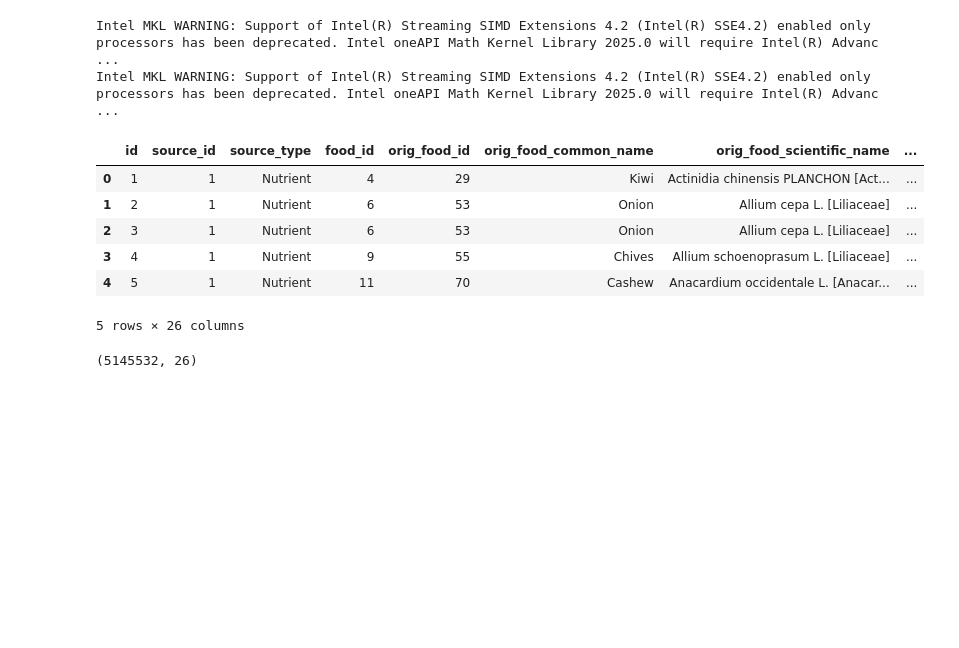
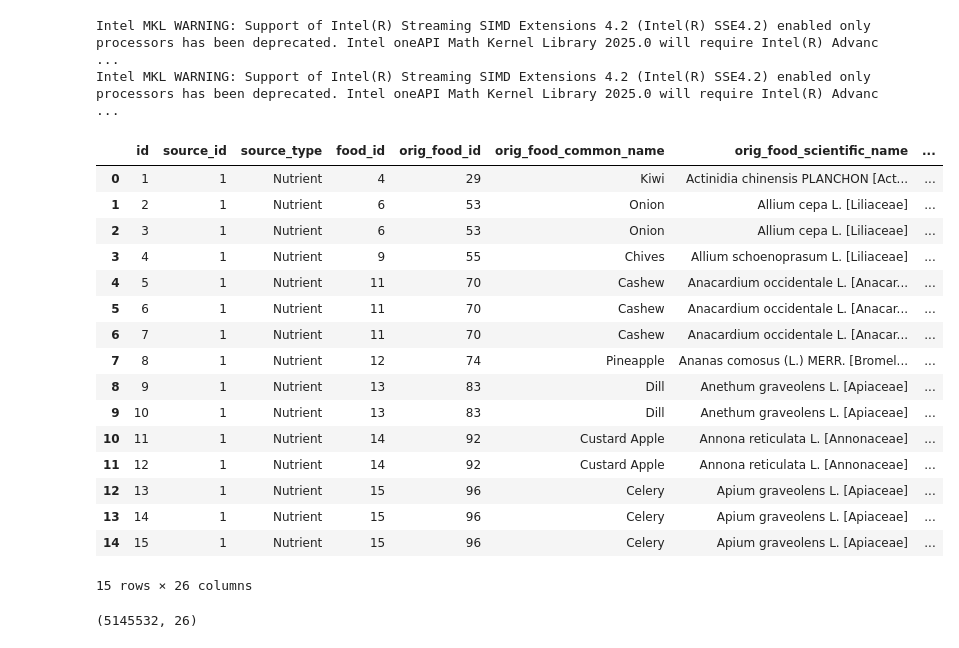
Before and after one commit to damajojung/Playground, a Jupyter notebook: food/food_db csv.ipynb, the cells around one changed output. Cells and saved outputs as stored; diff of their text form; code cells hidden in the pictures; blank space fills up the shorter version.

```diff
--- a/food/food_db csv.ipynb
+++ b/food/food_db csv.ipynb
@@ -7,15 +7,25 @@ Intel MKL WARNING: Support of Intel(R) Streaming SIMD Extensions 4.2 (Intel(R) S
 # %%
 df = pd.read_csv("/Users/dj/Desktop/temp/Neural_Nutrition/FoodDB_data/foodb_2020_04_07_csv/Content.csv")
 # %%
-df.head()
+df.head(15)
 # %% [output]
 |  | id | source_id | source_type | food_id | orig_food_id | orig_food_common_name | orig_food_scientific_name | ... |
 | 0 | 1 | 1 | Nutrient | 4 | 29 | Kiwi | Actinidia chinensis PLANCHON [Act... | ... |
 | 1 | 2 | 1 | Nutrient | 6 | 53 | Onion | Allium cepa L. [Liliaceae] | ... |
 | 2 | 3 | 1 | Nutrient | 6 | 53 | Onion | Allium cepa L. [Liliaceae] | ... |
 | 3 | 4 | 1 | Nutrient | 9 | 55 | Chives | Allium schoenoprasum L. [Liliaceae] | ... |
 | 4 | 5 | 1 | Nutrient | 11 | 70 | Cashew | Anacardium occidentale L. [Anacar... | ... |
+| 5 | 6 | 1 | Nutrient | 11 | 70 | Cashew | Anacardium occidentale L. [Anacar... | ... |
+| 6 | 7 | 1 | Nutrient | 11 | 70 | Cashew | Anacardium occidentale L. [Anacar... | ... |
+| 7 | 8 | 1 | Nutrient | 12 | 74 | Pineapple | Ananas comosus (L.) MERR. [Bromel... | ... |
+| 8 | 9 | 1 | Nutrient | 13 | 83 | Dill | Anethum graveolens L. [Apiaceae] | ... |
+| 9 | 10 | 1 | Nutrient | 13 | 83 | Dill | Anethum graveolens L. [Apiaceae] | ... |
+| 10 | 11 | 1 | Nutrient | 14 | 92 | Custard Apple | Annona reticulata L. [Annonaceae] | ... |
+| 11 | 12 | 1 | Nutrient | 14 | 92 | Custard Apple | Annona reticulata L. [Annonaceae] | ... |
+| 12 | 13 | 1 | Nutrient | 15 | 96 | Celery | Apium graveolens L. [Apiaceae] | ... |
+| 13 | 14 | 1 | Nutrient | 15 | 96 | Celery | Apium graveolens L. [Apiaceae] | ... |
+| 14 | 15 | 1 | Nutrient | 15 | 96 | Celery | Apium graveolens L. [Apiaceae] | ... |
-5 rows × 26 columns
+15 rows × 26 columns
 # %%
 print(df.shape)
 # %% [output]
```
Also changed, not shown: parts of 3 cells of this notebook, 1 other file.
